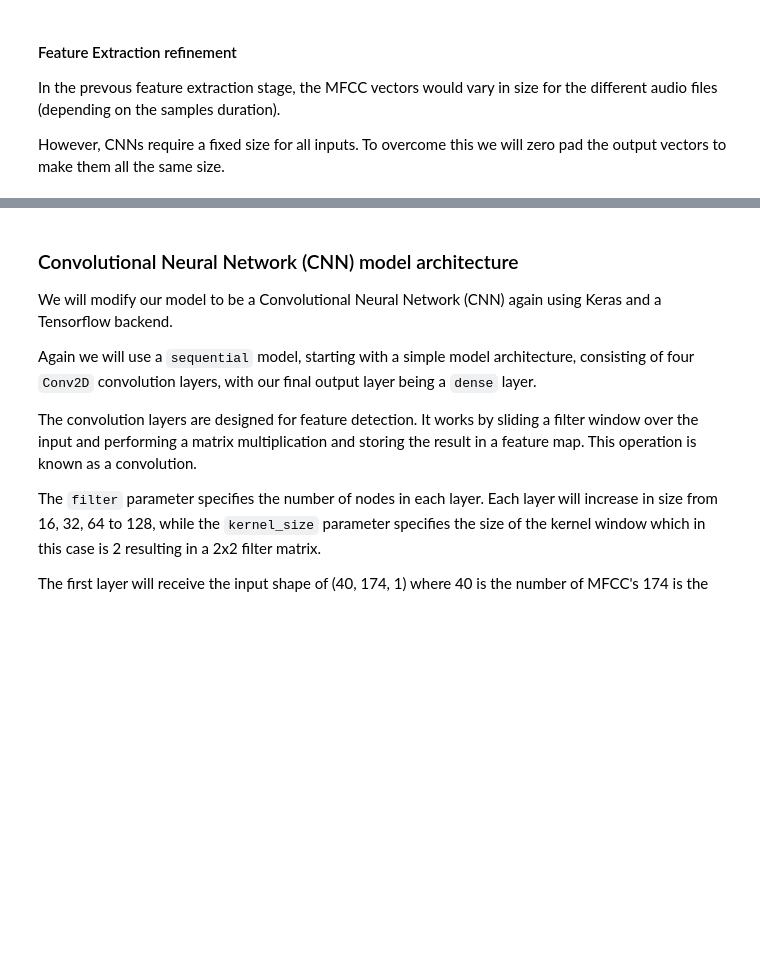
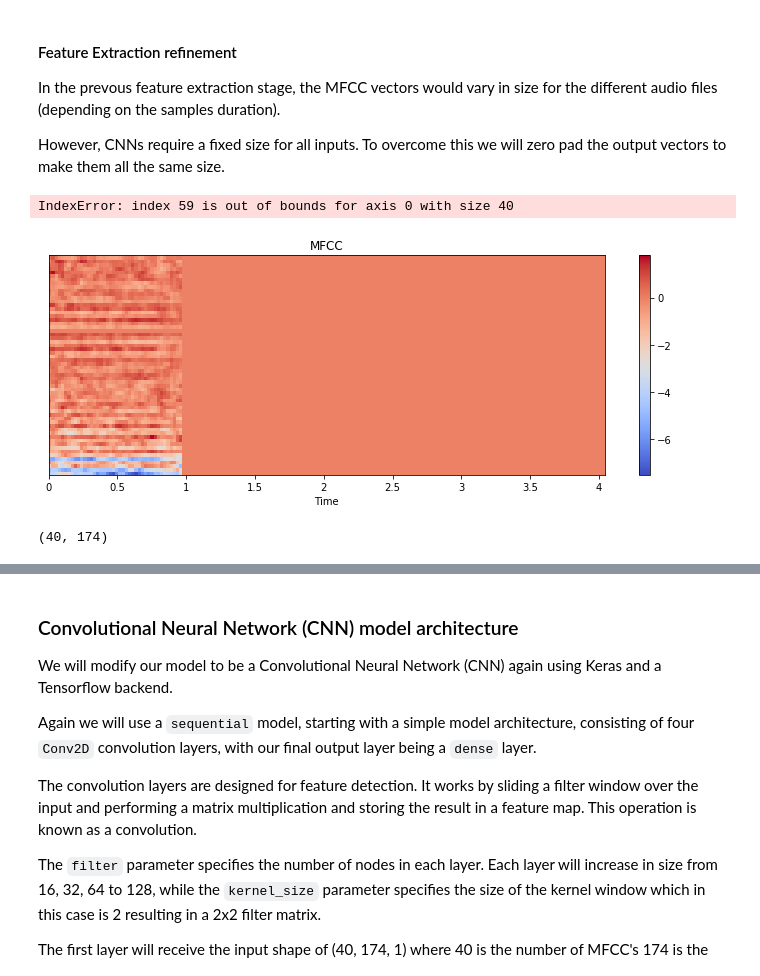
Before and after one commit to shxkari/EE542-FinalProject, a Jupyter notebook: Udacity-ML-Capstone-master copy/Notebooks/4 Model Refinement_tong.ipynb, the cells around one changed output, grey strips where cells are left out. Saved outputs shown, nothing was run; the diff lists cells and outputs as text; code cells hidden in the pictures; blank space fills up the shorter version.

Commit message:
commited working version of ML algorithm with C++ MFCC library

```diff
--- a/Udacity-ML-Capstone-master copy/Notebooks/4 Model Refinement_tong.ipynb
+++ b/Udacity-ML-Capstone-master copy/Notebooks/4 Model Refinement_tong.ipynb
@@ -15,0 +46,11 @@
+# %%
+norm_dataset_path = '../../../UrbanSound8K/norm/'
+# Iterate through each sound file and extract the features
+metadata = pd.read_csv('../UrbanSound Dataset sample/metadata/UrbanSound8K.csv')
+length = metadata.shape[0]
+
+for index, row in metadata.iterrows():
+    print("{}/{}".format(index, length))
+    path = os.path.join(os.path.abspath(fulldatasetpath),'fold'+str(row["fold"])+'/')
+    file_name = str(row["slice_file_name"])
+    normalize_audio(path, file_name, norm_dataset_path)
@@ -31,23 +91,57 @@ However, CNNs require a fixed size for all inputs. To overcome this we will zero
 # %%
 import numpy as np
 import soundfile as sf
+import librosa
 max_pad_len = 174
+import subprocess
+from pydub import AudioSegment
+import sys
+import os
 
 def extract_features(file_name):
 
     try:
-        audio, sample_rate = librosa.load(file_name, res_type='kaiser_fast')
-        audio2 = audio*(2**15).astype(int16)
-        mfccs = librosa.feature.mfcc(y=audio, sr=sample_rate, n_mfcc=40)
+        raw_output = subprocess.check_output("./helpers/compute-mfcc --input {} --output output.mfc --numcepstra 40 --winlength 92 --frameshift 23 --samplingrate 22050".format(file_name).split())
+        mfcc_list = []
+        raw_output = raw_output.decode().split('\n')
+
+        for output in raw_output:
+            if(output!=""):
+                parsed_output = np.fromstring(output, dtype=float, sep=", ")[1:]
+                mfcc_list.append(parsed_output)
+        mfccs = np.array(mfcc_list).T
         pad_width = max_pad_len - mfccs.shape[1]
         mfccs = np.pad(mfccs, pad_width=((0, 0), (0, pad_width)), mode='constant')
         #librosa.output.write_wav('gun_shot22.wav', audio, sample_rate)
-        sf.write('gun_shot22.wav', audio2, sample_rate, 'PCM_16')
     except Exception as e:
+        print(e)
+        exc_type, exc_obj, exc_tb = sys.exc_info()
+        fname = os.path.split(exc_tb.tb_frame.f_code.co_filename)[1]
+        print(exc_type, fname, exc_tb.tb_lineno)
         print("Error encountered while parsing file: ", file_name)
         return None
 
     return mfccs
+# feat = extract_features('../EvaluationAudio/Fireworks_And_Crowd.wav')
+feat = extract_features('../../../UrbanSound8K/norm/100648-1-1-0.wav')
+feat[39]
+# %% [output]
+IndexError: index 59 is out of bounds for axis 0 with size 40
+# %%
+import matplotlib.pyplot as plt
+import librosa.display
+plt.figure(figsize=(10, 4))
+librosa.display.specshow(feat, x_axis='time', )
+plt.colorbar()
+plt.title('MFCC')
+plt.tight_layout()
+plt.show()
+# %% [output]
+[figure, added]
+# %%
+feat.shape
+# %% [output]
+(40, 174)
 # %%
 # Load various imports
 import pandas as pd
```
Also changed, not shown: parts of 22 cells of this notebook, 1 other file.
